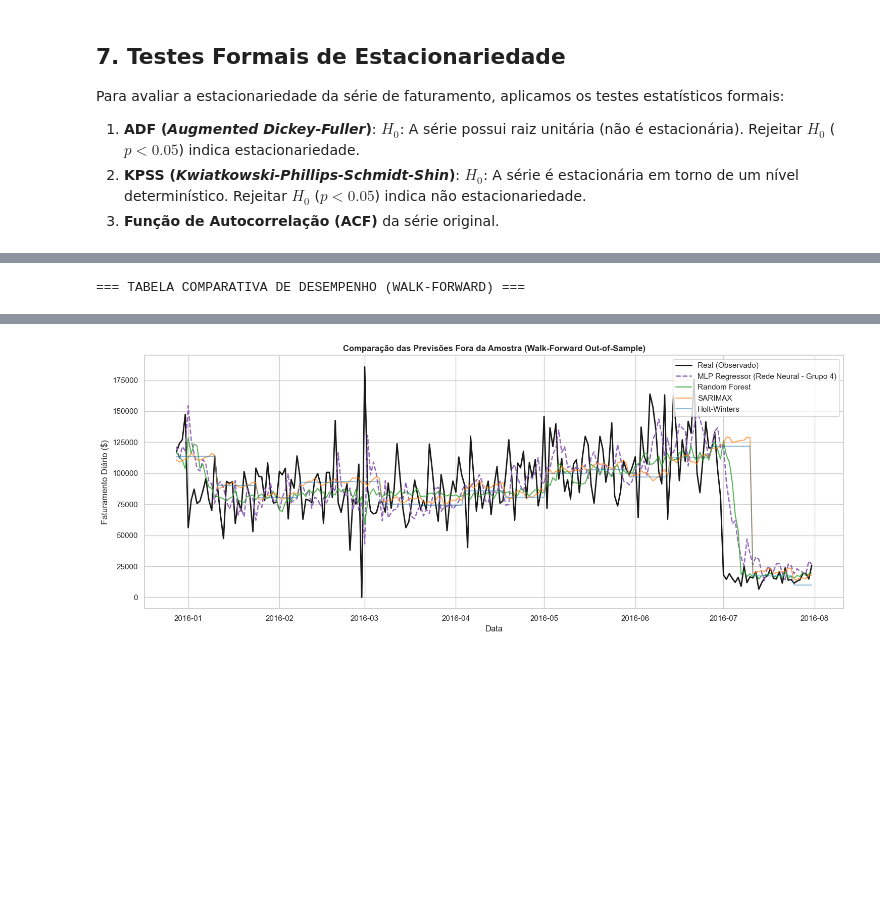
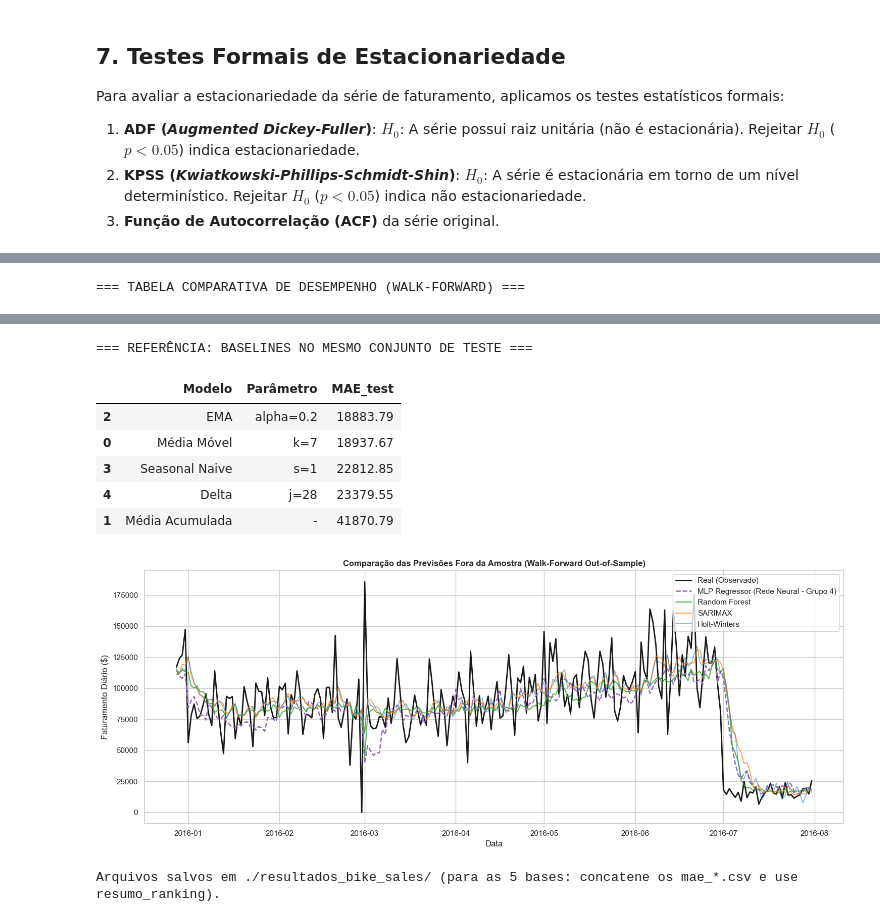
Before and after one commit to raicasale/trabalhoseries_redeneural, a Jupyter notebook: notebooks/bikes-sales.ipynb, the cells around one changed output, grey strips where cells are left out. Drawn from its saved outputs; the diff is of its cells as text; code cells hidden in the pictures; blank space fills up the shorter version.

```diff
--- a/notebooks/bikes-sales.ipynb
+++ b/notebooks/bikes-sales.ipynb
@@ -592,17 +787,22 @@ for lag in [1, 2, 3, 7, 14]:
 df_features['roll_mean_7'] = ts_data['Revenue'].shift(1).rolling(7).mean()
 df_features['roll_std_7'] = ts_data['Revenue'].shift(1).rolling(7).std()
 df_features['roll_mean_14'] = ts_data['Revenue'].shift(1).rolling(14).mean()
+df_features['ewm_mean'] = ts_data['Revenue'].shift(1).ewm(alpha=float(best_alpha), adjust=False).mean()
 
-# 3. Lags de Variáveis Externas
+# 3. Lags de Variáveis derivadas das vendas (só valores passados)
 for lag in [1, 7]:
     df_features[f'cost_lag_{lag}'] = ts_data['Cost'].shift(lag)
     df_features[f'qty_lag_{lag}'] = ts_data['Order_Quantity'].shift(lag)
 
-# 4. Features de Calendário
+# 4. Features de Calendário (conhecidas antecipadamente)
 df_features['dayofweek'] = ts_data.index.dayofweek
 df_features['day'] = ts_data.index.day
 df_features['month'] = ts_data.index.month
 df_features['is_weekend'] = ts_data.index.dayofweek.isin([5, 6]).astype(int)
+us_holidays = USFederalHolidayCalendar().holidays(start=ts_data.index.min(), end=ts_data.index.max())
+df_features['is_holiday_us'] = ts_data.index.isin(us_holidays).astype(int)
+df_features['is_month_start'] = ts_data.index.is_month_start.astype(int)
+df_features['is_month_end'] = ts_data.index.is_month_end.astype(int)
 
 # 5. Encoding Cíclico
 df_features['dow_sin'] = np.sin(2 * np.pi * df_features['dayofweek'] / 7)
@@ -610,8 +810,11 @@ df_features['dow_cos'] = np.cos(2 * np.pi * df_features['dayofweek'] / 7)
 df_features['month_sin'] = np.sin(2 * np.pi * df_features['month'] / 12)
 df_features['month_cos'] = np.cos(2 * np.pi * df_features['month'] / 12)
 
-# Eliminação dos NaNs gerados pelos lags
-df_features = df_features.dropna()
+# Eliminação dos NaNs gerados pelos lags (aquecimento) e restauração da frequência diária
+n_antes = len(df_features)
+df_features = df_features.dropna().asfreq('D')
+assert not df_features.isna().any().any(), 'A matriz de features não deve conter NaN.'
+print(f'Linhas removidas pelo aquecimento dos lags/janelas: {n_antes - len(df_features)}')
 
 feature_columns = [c for c in df_features.columns if c != 'Revenue']
 print(f'Matriz de modelagem final: {df_features.shape[0]} amostras x {len(feature_columns)} features explicativas.')
@@ -788,16 +1072,11 @@ Complementarmente, calculamos o **RMSE** e o **WAPE (%)** (*Weighted Absolute Pe
 # %%
 # Criação do DataFrame de Resultados Fora da Amostra
-df_results = pd.DataFrame({
-    'Data': test_dates,
-    'Real': y_true_list,
-    'Holt-Winters': hw_preds,
-    'SARIMAX': sarimax_preds,
-    'Random Forest': rf_preds,
-    'MLP Regressor (Rede Neural)': mlp_preds
-}).set_index('Data')
+df_results = pd.DataFrame({'Data': test_dates, 'Real': y_true_list, **preds}).set_index('Data')
 
 # Cálculo de Métricas Comparativas
-models = ['Holt-Winters', 'SARIMAX', 'Random Forest', 'MLP Regressor (Rede Neural)']
+models = model_names
+familias = {'Holt-Winters': 'Univariado', 'SARIMAX': 'Estatístico Exógeno',
+            'Random Forest': 'Ensemble Árvores', 'MLP Regressor (Rede Neural)': 'Rede Neural Artificial'}
 metrics = []
 total_actual = df_results['Real'].sum()
 
@@ -807,17 +1086,23 @@ for m in models:
     wape = (np.sum(np.abs(df_results['Real'] - df_results[m])) / total_actual) * 100
     metrics.append({
         'Modelo': m,
-        'Família': 'Univariado' if m == 'Holt-Winters' else ('Estatístico Exógeno' if m == 'SARIMAX' else ('Ensemble Árvores' if m == 'Random Forest' else 'Rede Neural Artificial')),
+        'Família': familias[m],
         'MAE ($)': mae,
         'RMSE ($)': rmse,
-        'WAPE (%)': wape
+        'WAPE (%)': wape,
+        'Tempo WF (s)': timers[m]
     })
 
 df_metrics = pd.DataFrame(metrics).sort_values(by='MAE ($)').reset_index(drop=True)
 df_metrics['Posição / Ranking'] = df_metrics.index + 1
 
 print('=== TABELA COMPARATIVA DE DESEMPENHO (WALK-FORWARD) ===')
-display(df_metrics[['Posição / Ranking', 'Modelo', 'Família', 'MAE ($)', 'RMSE ($)', 'WAPE (%)']])
+display(df_metrics[['Posição / Ranking', 'Modelo', 'Família', 'MAE ($)', 'RMSE ($)', 'WAPE (%)', 'Tempo WF (s)']])
+
+# Referência: baselines no MESMO conjunto de teste
+assert (df_results.index == y_test.index).all()
+print('\n=== REFERÊNCIA: BASELINES NO MESMO CONJUNTO DE TESTE ===')
+display(df_baselines.sort_values('MAE_test')[['Modelo', 'Parâmetro', 'MAE_test']])
 
 # Visualização Gráfica Comparativa das Previsões
 plt.figure(figsize=(15, 6))
@@ -833,5 +1118,33 @@ plt.xlabel('Data')
 plt.legend(loc='upper right', frameon=True)
 plt.tight_layout()
 plt.show()
+
+# ---- Arquivos de resultados (entrega): MAE consolidado, previsões e parâmetros ----
+OUT_DIR = 'resultados_bike_sales'
+os.makedirs(OUT_DIR, exist_ok=True)
+df_metrics.assign(Base='Bike Sales').to_csv(f'{OUT_DIR}/mae_bike_sales.csv', index=False)
+df_results.to_csv(f'{OUT_DIR}/previsoes_bike_sales.csv')
+
+parametros = {
+    'teste': {'inicio': str(TEST_START.date()), 'fim': str(test_df.index.max().date()), 'horizonte_dias': 1, 'reajuste_a_cada_dias': REFIT_EVERY},
+    'holt_winters': best_hw_cfg,
+    'sarimax': {'order': best_sarimax_order, 'seasonal_order': best_sarimax_seasonal, 'exogenas': sarimax_exog_cols, 'escala_alvo': SCALE},
+    'random_forest': best_rf_params,
+    'mlp': {**best_mlp_params, 'n_seeds': N_SEEDS, 'max_iter': 1000, 'alvo_padronizado': True},
+    'tempo_execucao_s': timers
+}
+with open(f'{OUT_DIR}/parametros_bike_sales.json', 'w', encoding='utf-8') as f:
+    json.dump(parametros, f, indent=2, ensure_ascii=False, default=lambda o: o.item() if hasattr(o, 'item') else str(o))
+
+def resumo_ranking(df_all):
+    """Vitórias e posição média por modelo. Recebe os CSVs de MAE das cinco bases concatenados."""
+    d = df_all.copy()
+    d['Posição'] = d.groupby('Base')['MAE ($)'].rank(method='min')
+    vit = d[d['Posição'] == 1].groupby('Modelo').size().rename('Vitórias')
+    res = d.groupby('Modelo').agg(Posicao_media=('Posição', 'mean')).join(vit).fillna({'Vitórias': 0})
+    return res.sort_values('Posicao_media')
+
+print(f'\nArquivos salvos em ./{OUT_DIR}/ (para as 5 bases: concatene os mae_*.csv e use resumo_ranking).')
+display(resumo_ranking(pd.read_csv(f'{OUT_DIR}/mae_bike_sales.csv')))
 # %% [output]
 === TABELA COMPARATIVA DE DESEMPENHO (WALK-FORWARD) ===
@@ -843 +1156,9 @@ plt.show()
+=== REFERÊNCIA: BASELINES NO MESMO CONJUNTO DE TESTE ===
+|  | Modelo | Parâmetro | MAE_test |
+| 2 | EMA | alpha=0.2 | 18883.79 |
+| 0 | Média Móvel | k=7 | 18937.67 |
+| 3 | Seasonal Naive | s=1 | 22812.85 |
+| 4 | Delta | j=28 | 23379.55 |
+| 1 | Média Acumulada | - | 41870.79 |
-[figure, old version]
+[figure, new version]
+Arquivos salvos em ./resultados_bike_sales/ (para as 5 bases: concatene os mae_*.csv e use resumo_ranking).
```
Also changed, not shown: parts of 32 cells of this notebook, 5 other files.
